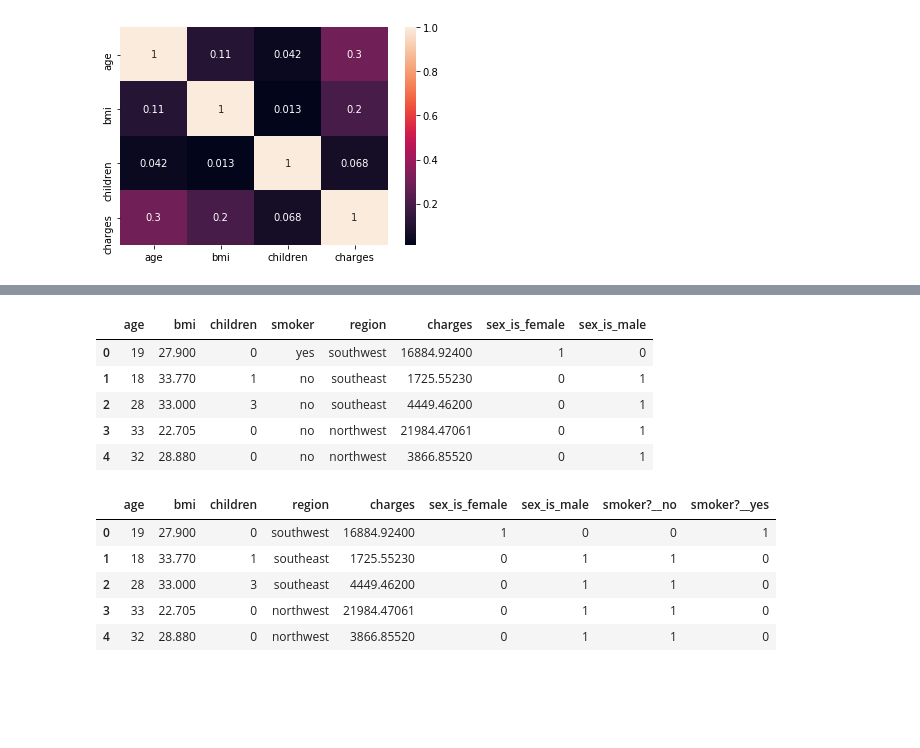
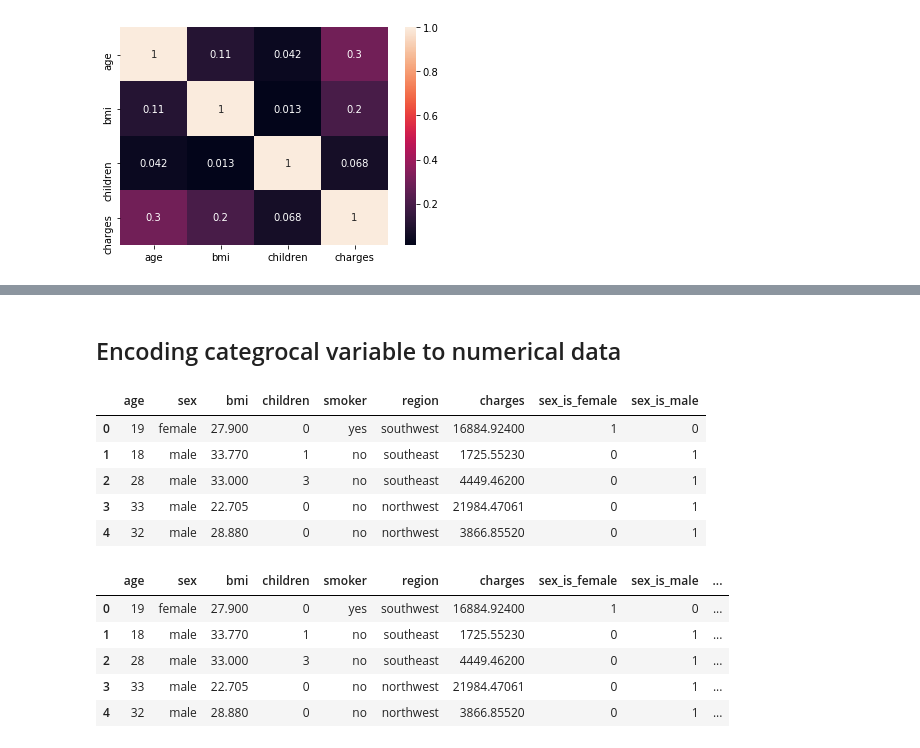
Before and after one commit to subhrapaladhi/Medical-Insurance-Cost-Prediction, a Jupyter notebook: Medical Charges Estimation.ipynb, the cells around one changed output, grey strips where cells are left out. Drawn from its saved outputs; the diff is of its cells as text; code cells hidden in the pictures; blank space fills up the shorter version.

Commit message:
analysing data

```diff
--- a/Untitled.ipynb
+++ b/Medical Charges Estimation.ipynb
@@ -63,22 +91,30 @@ sns.heatmap(df.corr(),annot=True)
+# %% [markdown]
+## Encoding categrocal variable to numerical data
 # %%
 from sklearn.preprocessing import OneHotEncoder
 # %%
-df = pd.get_dummies(df, columns=["sex"], prefix=["sex_is"] )
+dum = pd.get_dummies(df[['sex']], columns=["sex"], prefix=["sex_is"] )
+
+df['sex'] = df['sex'].astype('category')
+df = df.join(dum)
 df.head()
 # %% [output]
-|  | age | bmi | children | smoker | region | charges | sex_is_female | sex_is_male |
-| 0 | 19 | 27.900 | 0 | yes | southwest | 16884.92400 | 1 | 0 |
-| 1 | 18 | 33.770 | 1 | no | southeast | 1725.55230 | 0 | 1 |
-| 2 | 28 | 33.000 | 3 | no | southeast | 4449.46200 | 0 | 1 |
-| 3 | 33 | 22.705 | 0 | no | northwest | 21984.47061 | 0 | 1 |
-| 4 | 32 | 28.880 | 0 | no | northwest | 3866.85520 | 0 | 1 |
+|  | age | sex | bmi | children | smoker | region | charges | sex_is_female | sex_is_male |
+| 0 | 19 | female | 27.900 | 0 | yes | southwest | 16884.92400 | 1 | 0 |
+| 1 | 18 | male | 33.770 | 1 | no | southeast | 1725.55230 | 0 | 1 |
+| 2 | 28 | male | 33.000 | 3 | no | southeast | 4449.46200 | 0 | 1 |
+| 3 | 33 | male | 22.705 | 0 | no | northwest | 21984.47061 | 0 | 1 |
+| 4 | 32 | male | 28.880 | 0 | no | northwest | 3866.85520 | 0 | 1 |
 # %%
-df = pd.get_dummies(df, columns=["smoker"], prefix=["smoker?_"] )
-df.head()
+dum = pd.get_dummies(df[["smoker"]], columns=["smoker"], prefix=["smoker_"])
-# %% [output]
-|  | age | bmi | children | region | charges | sex_is_female | sex_is_male | smoker?__no | smoker?__yes |
-| 0 | 19 | 27.900 | 0 | southwest | 16884.92400 | 1 | 0 | 0 | 1 |
-| 1 | 18 | 33.770 | 1 | southeast | 1725.55230 | 0 | 1 | 1 | 0 |
-| 2 | 28 | 33.000 | 3 | southeast | 4449.46200 | 0 | 1 | 1 | 0 |
-| 3 | 33 | 22.705 | 0 | northwest | 21984.47061 | 0 | 1 | 1 | 0 |
-| 4 | 32 | 28.880 | 0 | northwest | 3866.85520 | 0 | 1 | 1 | 0 |
+# %%
+df['smoker'] = df['smoker'].astype('category')
+df = df.join(dum)
+df.head()
+# %% [output]
+|  | age | sex | bmi | children | smoker | region | charges | sex_is_female | sex_is_male | ... |
+| 0 | 19 | female | 27.900 | 0 | yes | southwest | 16884.92400 | 1 | 0 | ... |
+| 1 | 18 | male | 33.770 | 1 | no | southeast | 1725.55230 | 0 | 1 | ... |
+| 2 | 28 | male | 33.000 | 3 | no | southeast | 4449.46200 | 0 | 1 | ... |
+| 3 | 33 | male | 22.705 | 0 | no | northwest | 21984.47061 | 0 | 1 | ... |
+| 4 | 32 | male | 28.880 | 0 | no | northwest | 3866.85520 | 0 | 1 | ... |
```
Also changed, not shown: parts of 36 cells of this notebook.
